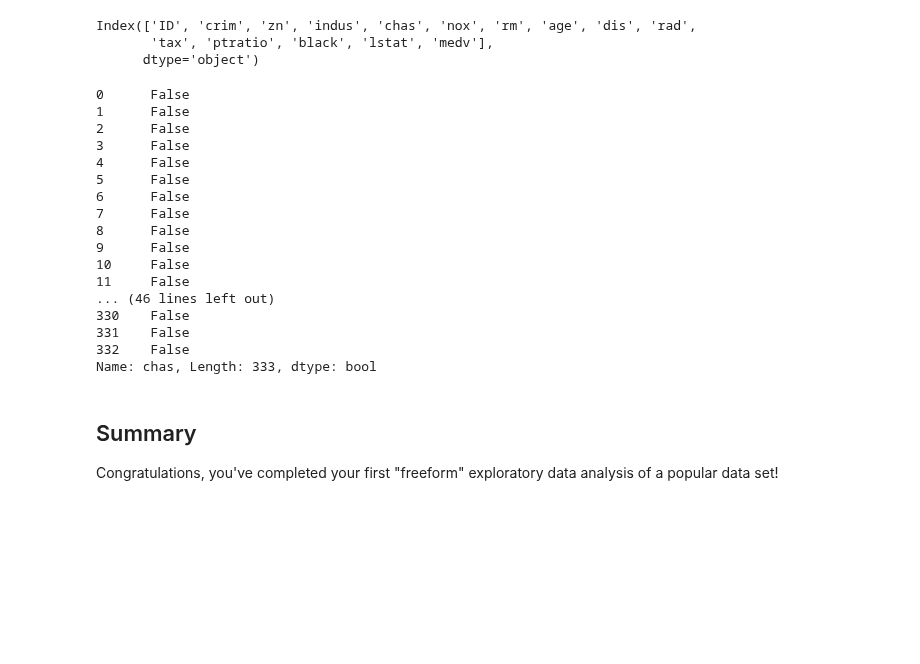
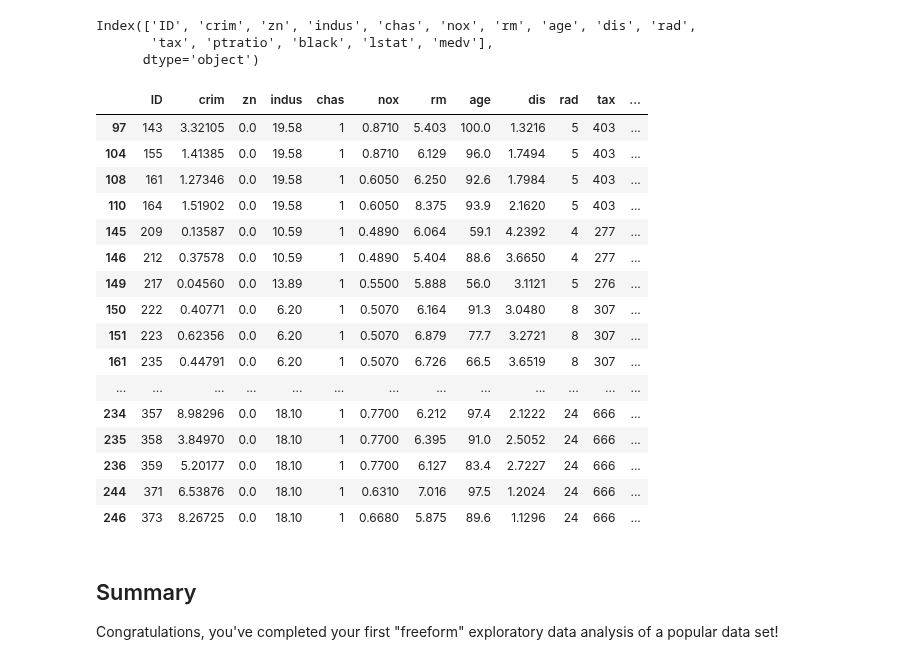
Before and after one commit to kevzha/dsc-1-03-16-eda-with-pandas-using-the-boston-housing-data-lab-nyc-ds-career-012819, a Jupyter notebook: index.ipynb, the cells around one changed output. Drawn from its saved outputs; the diff is of its cells as text; code cells hidden in the pictures; blank space fills up the shorter version.

```diff
--- a/index.ipynb
+++ b/index.ipynb
@@ -134,25 +134,25 @@ Index(['ID', 'crim', 'zn', 'indus', 'chas', 'nox', 'rm', 'age', 'dis', 'rad',
        'tax', 'ptratio', 'black', 'lstat', 'medv'],
       dtype='object')
 # %%
-df.loc[:, 'chas']
+df.loc[df['chas']==1]
 # %% [output]
-0      False
-1      False
-2      False
-3      False
-4      False
-5      False
-6      False
-7      False
-8      False
-9      False
-10     False
-11     False
-... (46 lines left out)
-330    False
-331    False
-332    False
-Name: chas, Length: 333, dtype: bool
+|  | ID | crim | zn | indus | chas | nox | rm | age | dis | rad | tax | ... |
+| 97 | 143 | 3.32105 | 0.0 | 19.58 | 1 | 0.8710 | 5.403 | 100.0 | 1.3216 | 5 | 403 | ... |
+| 104 | 155 | 1.41385 | 0.0 | 19.58 | 1 | 0.8710 | 6.129 | 96.0 | 1.7494 | 5 | 403 | ... |
+| 108 | 161 | 1.27346 | 0.0 | 19.58 | 1 | 0.6050 | 6.250 | 92.6 | 1.7984 | 5 | 403 | ... |
+| 110 | 164 | 1.51902 | 0.0 | 19.58 | 1 | 0.6050 | 8.375 | 93.9 | 2.1620 | 5 | 403 | ... |
+| 145 | 209 | 0.13587 | 0.0 | 10.59 | 1 | 0.4890 | 6.064 | 59.1 | 4.2392 | 4 | 277 | ... |
+| 146 | 212 | 0.37578 | 0.0 | 10.59 | 1 | 0.4890 | 5.404 | 88.6 | 3.6650 | 4 | 277 | ... |
+| 149 | 217 | 0.04560 | 0.0 | 13.89 | 1 | 0.5500 | 5.888 | 56.0 | 3.1121 | 5 | 276 | ... |
+| 150 | 222 | 0.40771 | 0.0 | 6.20 | 1 | 0.5070 | 6.164 | 91.3 | 3.0480 | 8 | 307 | ... |
+| 151 | 223 | 0.62356 | 0.0 | 6.20 | 1 | 0.5070 | 6.879 | 77.7 | 3.2721 | 8 | 307 | ... |
+| 161 | 235 | 0.44791 | 0.0 | 6.20 | 1 | 0.5070 | 6.726 | 66.5 | 3.6519 | 8 | 307 | ... |
+| ... | ... | ... | ... | ... | ... | ... | ... | ... | ... | ... | ... | ... |
+| 234 | 357 | 8.98296 | 0.0 | 18.10 | 1 | 0.7700 | 6.212 | 97.4 | 2.1222 | 24 | 666 | ... |
+| 235 | 358 | 3.84970 | 0.0 | 18.10 | 1 | 0.7700 | 6.395 | 91.0 | 2.5052 | 24 | 666 | ... |
+| 236 | 359 | 5.20177 | 0.0 | 18.10 | 1 | 0.7700 | 6.127 | 83.4 | 2.7227 | 24 | 666 | ... |
+| 244 | 371 | 6.53876 | 0.0 | 18.10 | 1 | 0.6310 | 7.016 | 97.5 | 1.2024 | 24 | 666 | ... |
+| 246 | 373 | 8.26725 | 0.0 | 18.10 | 1 | 0.6680 | 5.875 | 89.6 | 1.1296 | 24 | 666 | ... |
 # %% [markdown]
 ## Summary
 
```
